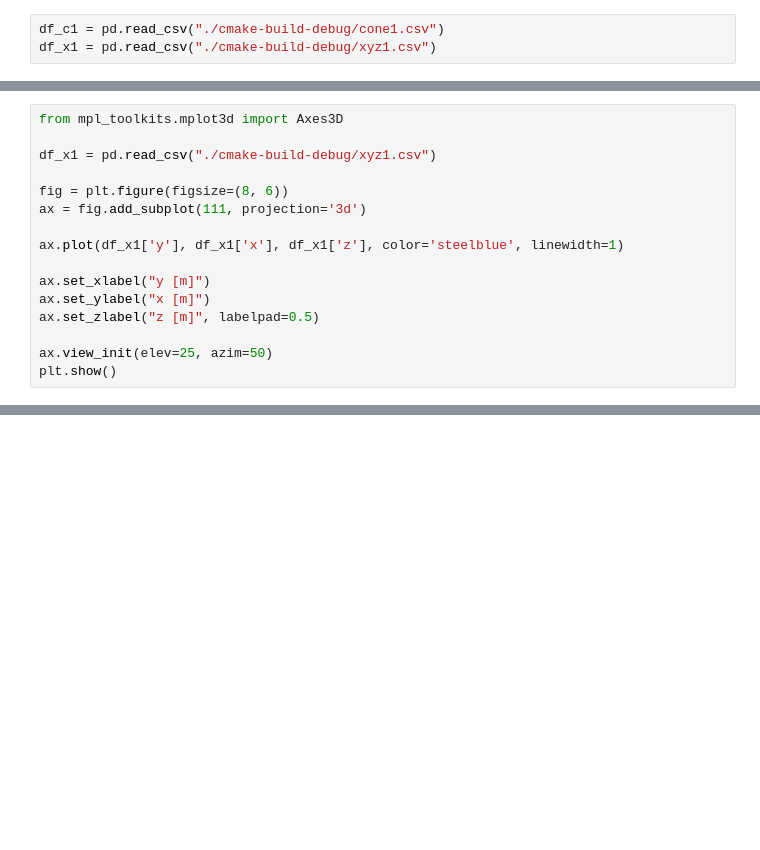
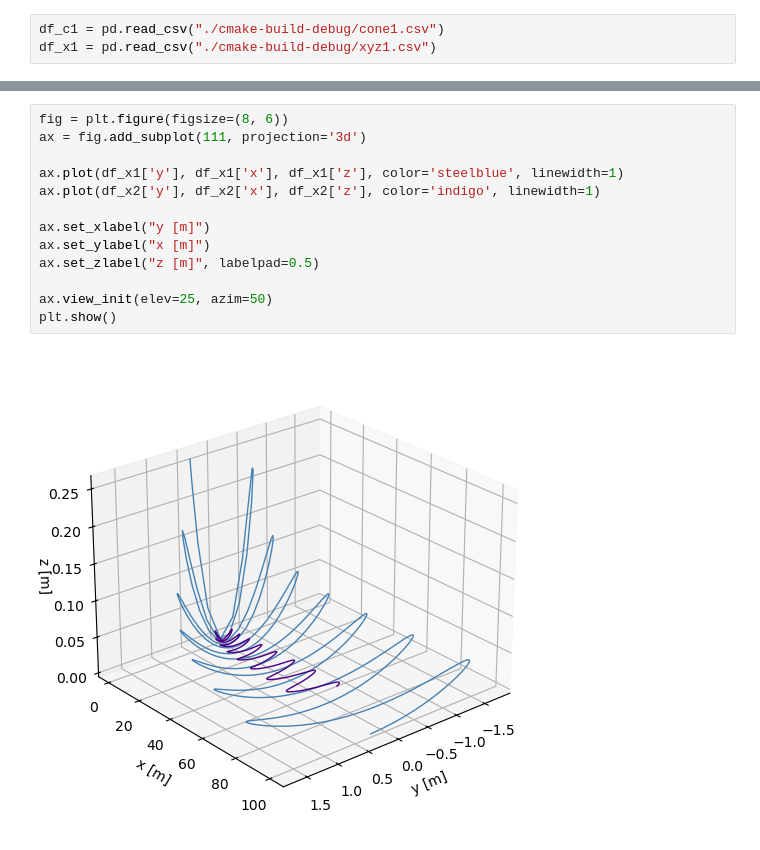
Before and after one commit to w-maks/Numerical-Cone, a Jupyter notebook: plots.ipynb, the cells around one changed output, grey strips where cells are left out. Cells and saved outputs as stored; diff of their text form; blank space fills up the shorter version.

```diff
--- a/plots.ipynb
+++ b/plots.ipynb
@@ -35,16 +30,0 @@ for k in range (0,5):
-# %%
-from mpl_toolkits.mplot3d import Axes3D
-
-df_x1 = pd.read_csv("./cmake-build-debug/xyz1.csv")
-
-fig = plt.figure(figsize=(8, 6))
-ax = fig.add_subplot(111, projection='3d')
-
-ax.plot(df_x1['y'], df_x1['x'], df_x1['z'], color='steelblue', linewidth=1)
-
-ax.set_xlabel("y [m]")
-ax.set_ylabel("x [m]")
-ax.set_zlabel("z [m]", labelpad=0.5)
-
-ax.view_init(elev=25, azim=50)
-plt.show()
@@ -91,0 +77,15 @@ plt.show()
+# %%
+fig = plt.figure(figsize=(8, 6))
+ax = fig.add_subplot(111, projection='3d')
+
+ax.plot(df_x1['y'], df_x1['x'], df_x1['z'], color='steelblue', linewidth=1)
+ax.plot(df_x2['y'], df_x2['x'], df_x2['z'], color='indigo', linewidth=1)
+
+ax.set_xlabel("y [m]")
+ax.set_ylabel("x [m]")
+ax.set_zlabel("z [m]", labelpad=0.5)
+
+ax.view_init(elev=25, azim=50)
+plt.show()
+# %% [output]
+[figure, new version]
```
Also changed, not shown: parts of 10 cells of this notebook.
